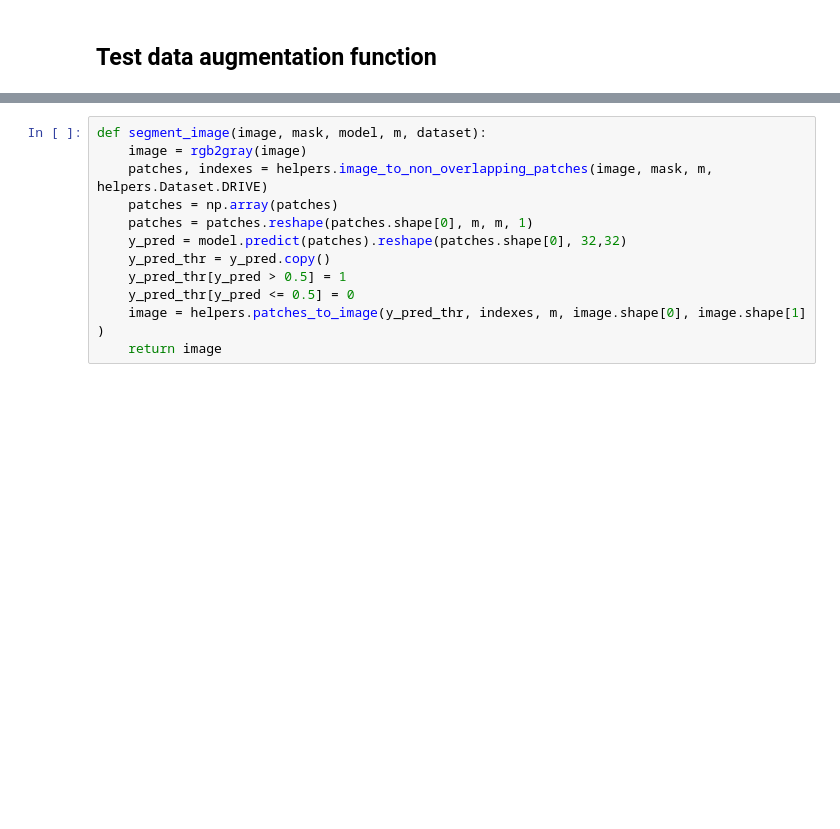
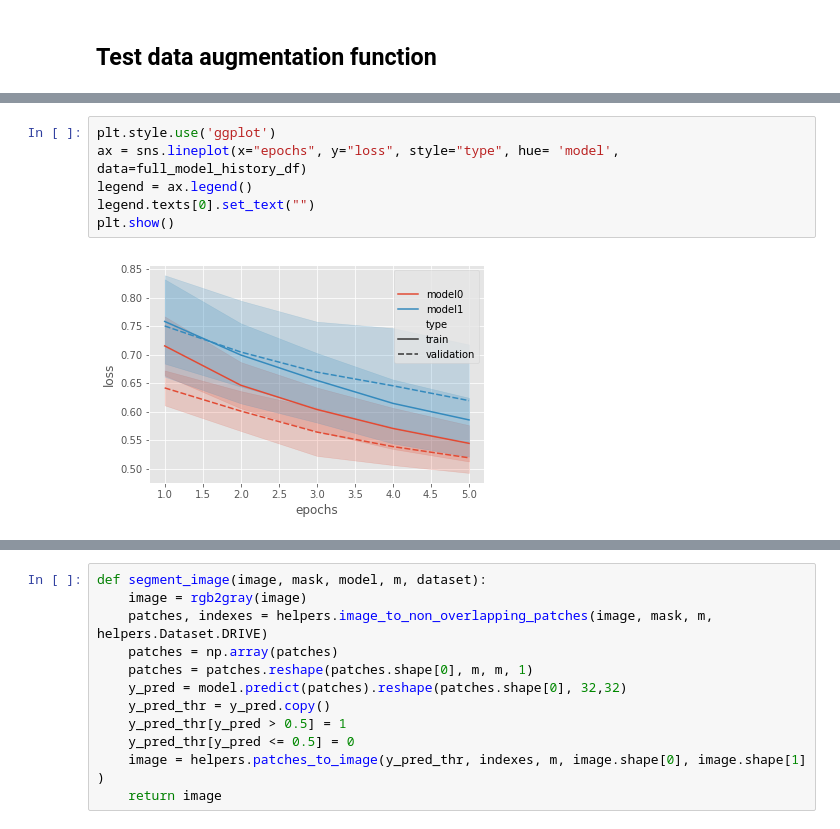
Before and after one commit to mlazic95/-retinal-blood-vessel-segmentation, a Jupyter notebook: src/semantic-segmentation-network.ipynb, the cells around one changed output, grey strips where cells are left out. Drawn from its saved outputs; the diff is of its cells as text; blank space fills up the shorter version.

Commit message:
Add code for comparing models
marko saved this code

```diff
--- a/src/semantic-segmentation-network.ipynb
+++ b/src/semantic-segmentation-network.ipynb
@@ -231,3 +289,11 @@ ax = sns.lineplot(x="timepoint", y="signal", data=fmri)
+# %%
+plt.style.use('ggplot')
+ax = sns.lineplot(x="epochs", y="loss", style="type", hue= 'model', data=full_model_history_df)
+legend = ax.legend()
+legend.texts[0].set_text("")
+plt.show()
+# %% [output]
+[figure, added]
 # %%
 nr_of_images = 10
 fig, ax = plt.subplots(nr_of_images,4, figsize=(8,20))
```
Also changed, not shown: parts of 13 cells of this notebook.
